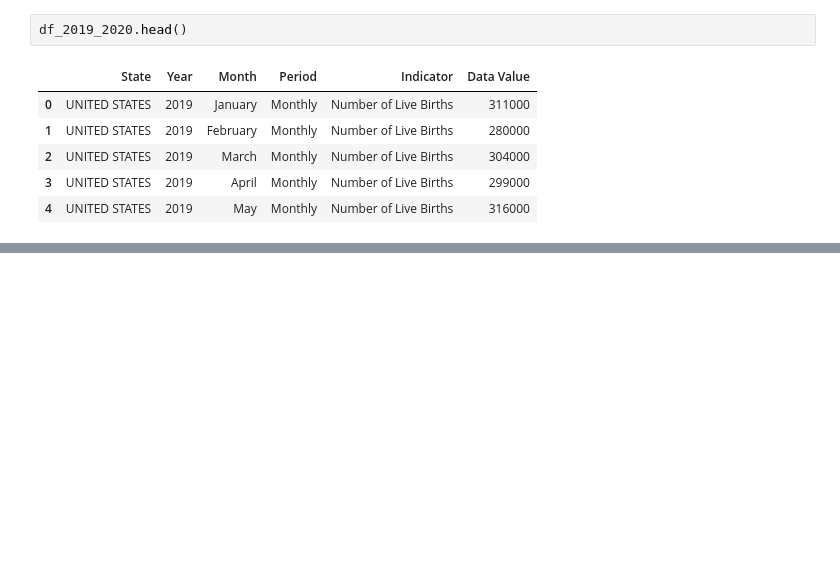
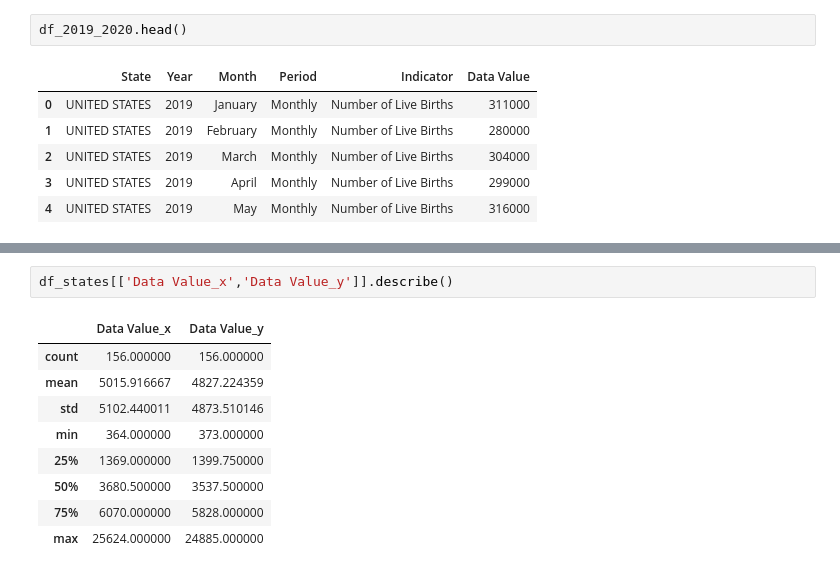
Before and after one commit to Shugarev/analyzer_prediction, a Jupyter notebook: nonparametric_and_correlation_tests/wilcoxon.ipynb, the cells around one changed output, grey strips where cells are left out. Drawn from its saved outputs; the diff is of its cells as text; blank space fills up the shorter version.

```diff
--- a/nonparametric_and_correlation_tests/wilcoxon.ipynb
+++ b/nonparametric_and_correlation_tests/wilcoxon.ipynb
@@ -241,0 +272,12 @@ df_cov_2020.head(20)
+# %%
+df_states[['Data Value_x','Data Value_y']].describe()
+# %% [output]
+|  | Data Value_x | Data Value_y |
+| count | 156.000000 | 156.000000 |
+| mean | 5015.916667 | 4827.224359 |
+| std | 5102.440011 | 4873.510146 |
+| min | 364.000000 | 373.000000 |
+| 25% | 1369.000000 | 1399.750000 |
+| 50% | 3680.500000 | 3537.500000 |
+| 75% | 6070.000000 | 5828.000000 |
+| max | 25624.000000 | 24885.000000 |
```
Also changed, not shown: parts of 36 cells of this notebook.
